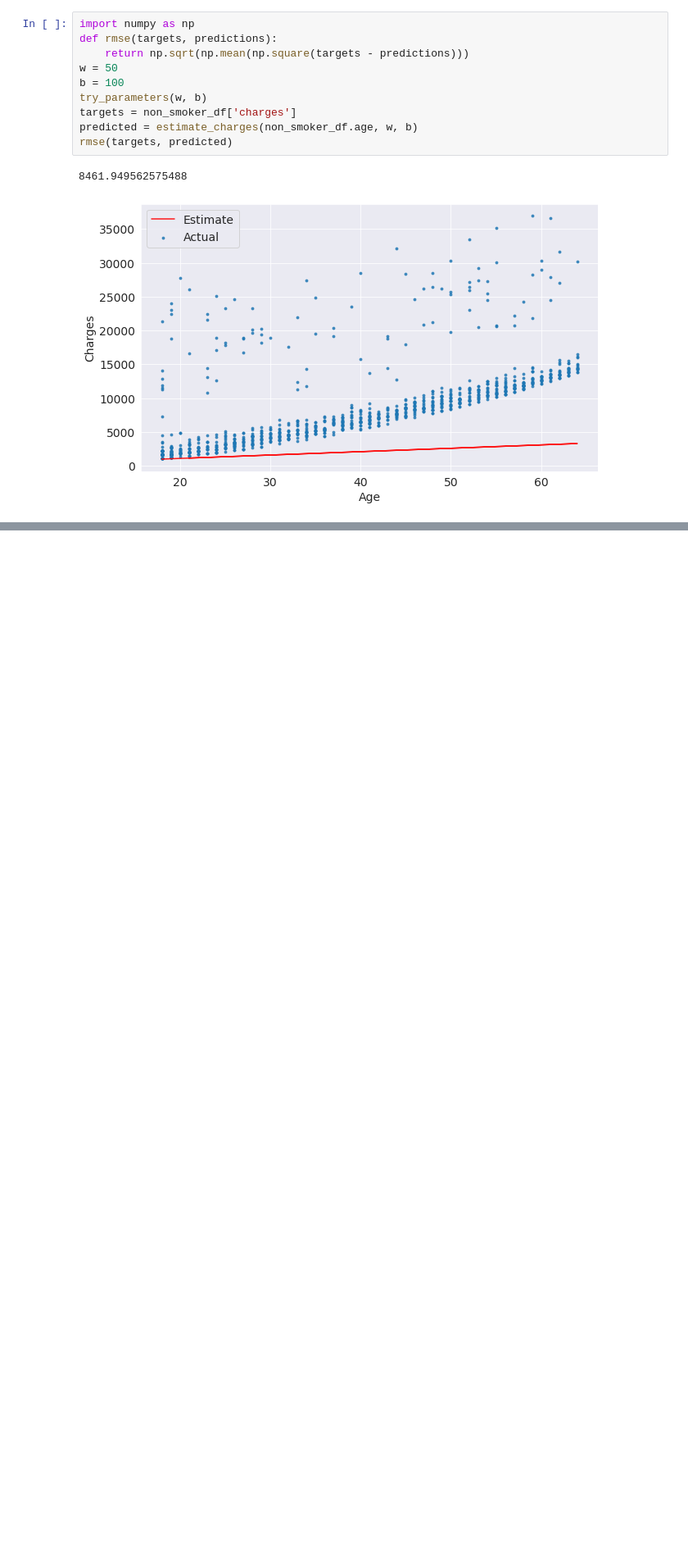
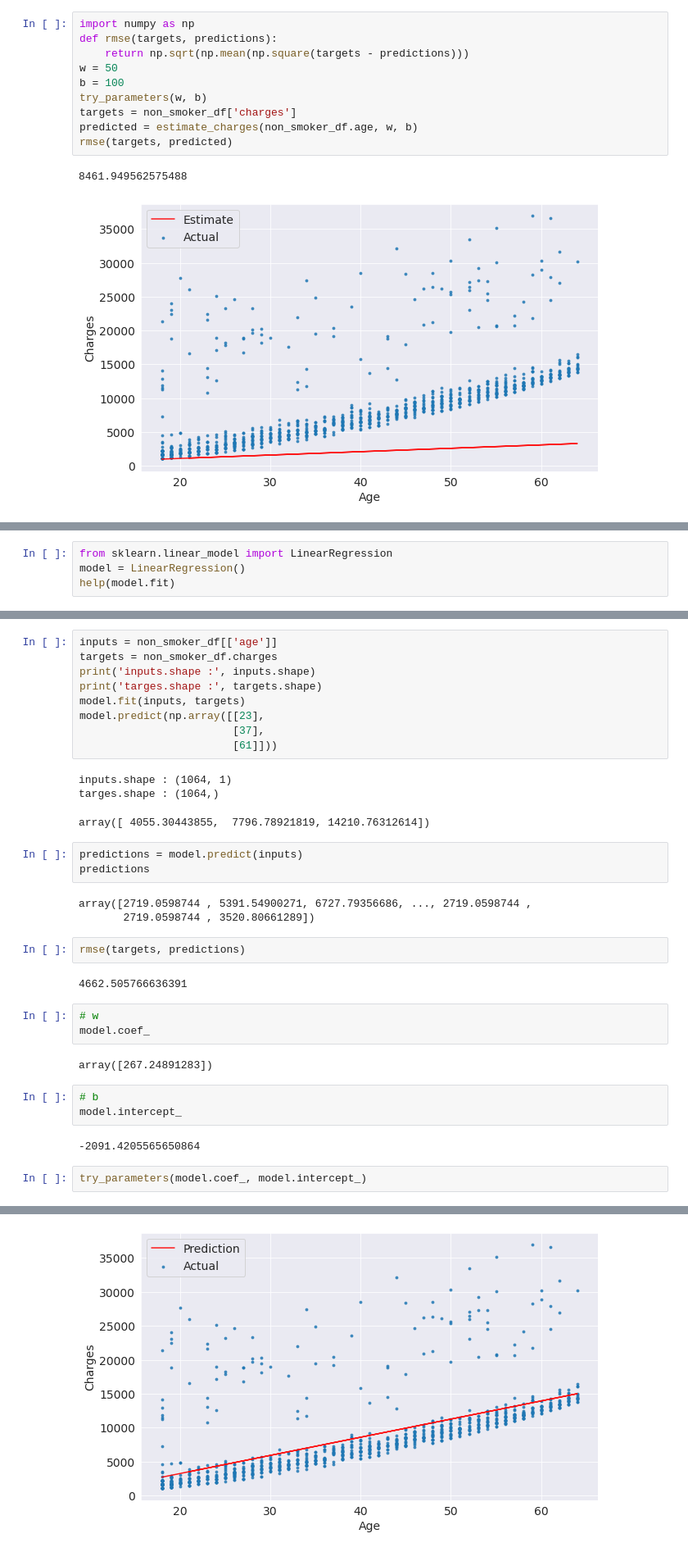
Before and after one commit to INSVICKY/Machine_learning_jovian, a Jupyter notebook: Vivek_python_sklearn_linear_regression.ipynb, the cells around one changed output, grey strips where cells are left out. Shown at 82% size. Saved outputs shown, nothing was run; the diff lists cells and outputs as text; blank space fills up the shorter version.

```diff
--- a/Vivek_python_sklearn_linear_regression.ipynb
+++ b/Vivek_python_sklearn_linear_regression.ipynb
@@ -402,0 +553,4 @@ rmse(targets, predicted)
+# %%
+from sklearn.linear_model import LinearRegression
+model = LinearRegression()
+help(model.fit)
@@ -402,0 +575,36 @@ rmse(targets, predicted)
+# %%
+inputs = non_smoker_df[['age']]
+targets = non_smoker_df.charges
+print('inputs.shape :', inputs.shape)
+print('targes.shape :', targets.shape)
+model.fit(inputs, targets)
+model.predict(np.array([[23],
+                        [37],
+                        [61]]))
+# %% [output]
+inputs.shape : (1064, 1)
+targes.shape : (1064,)
+array([ 4055.30443855,  7796.78921819, 14210.76312614])
+# %%
+predictions = model.predict(inputs)
+predictions
+# %% [output]
+array([2719.0598744 , 5391.54900271, 6727.79356686, ..., 2719.0598744 ,
+       2719.0598744 , 3520.80661289])
+# %%
+rmse(targets, predictions)
+# %% [output]
+4662.505766636391
+# %%
+# w
+model.coef_
+# %% [output]
+array([267.24891283])
+# %%
+# b
+model.intercept_
+# %% [output]
+-2091.4205565650864
+# %%
+try_parameters(model.coef_, model.intercept_)
+# %% [output]
@@ -402,0 +612 @@ rmse(targets, predicted)
+[figure, added]
```
Also changed, not shown: parts of 39 cells of this notebook.
